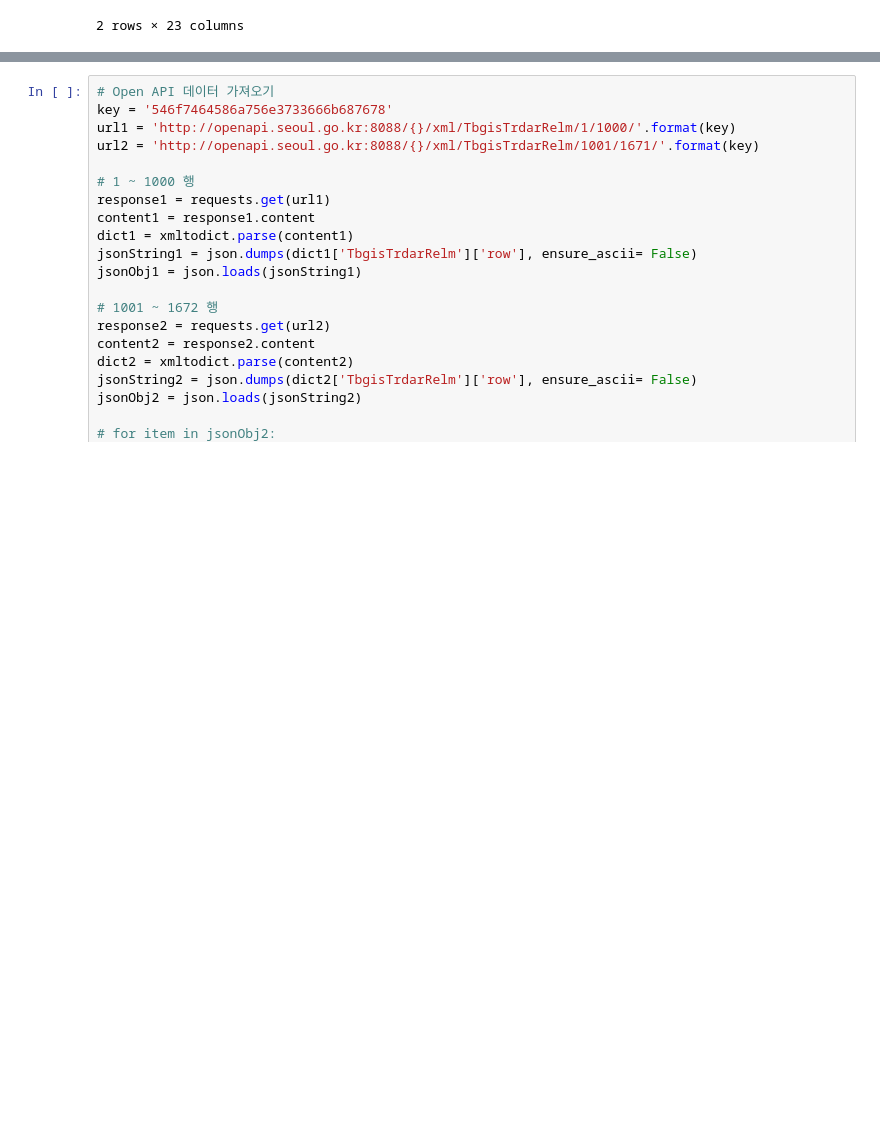
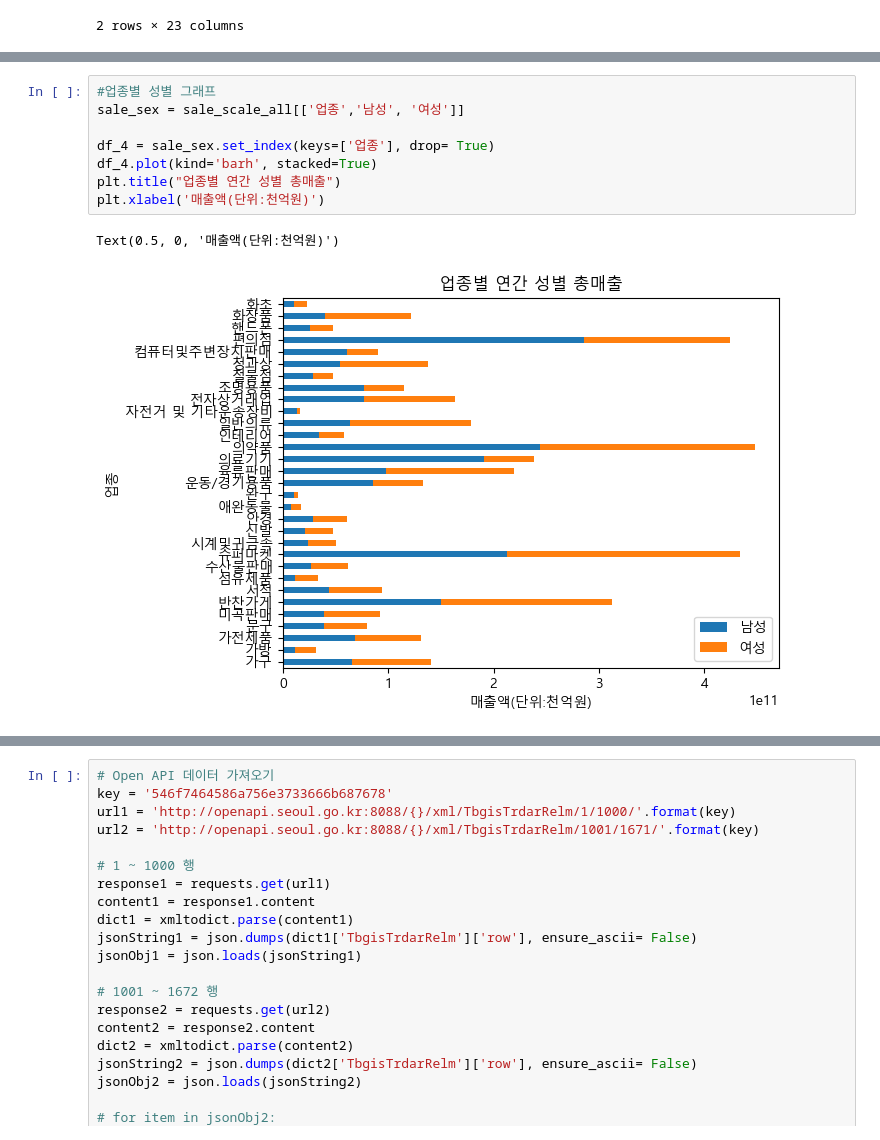
Before and after one commit to junhokim42/Python_study, a Jupyter notebook: Bigdata_training/Bigdata_analysis/Bigdata_project/Pharma.ipynb, the cells around one changed output, grey strips where cells are left out. Drawn from its saved outputs; the diff is of its cells as text; blank space fills up the shorter version.

```diff
--- a/Bigdata_training/Bigdata_analysis/Bigdata_project/Pharma.ipynb
+++ b/Bigdata_training/Bigdata_analysis/Bigdata_project/Pharma.ipynb
@@ -192 +198,12 @@ Text(0.5, 0, '매출액(단위:십조원)')
+# %%
+#업종별 성별 그래프
+sale_sex = sale_scale_all[['업종','남성', '여성']]
+
+df_4 = sale_sex.set_index(keys=['업종'], drop= True)
+df_4.plot(kind='barh', stacked=True)
+plt.title("업종별 연간 성별 총매출")
+plt.xlabel('매출액(단위:천억원)')
+# %% [output]
+Text(0.5, 0, '매출액(단위:천억원)')
+[figure, added]
 # %%
```
Also changed, not shown: parts of 9 cells of this notebook, 2 other files.
